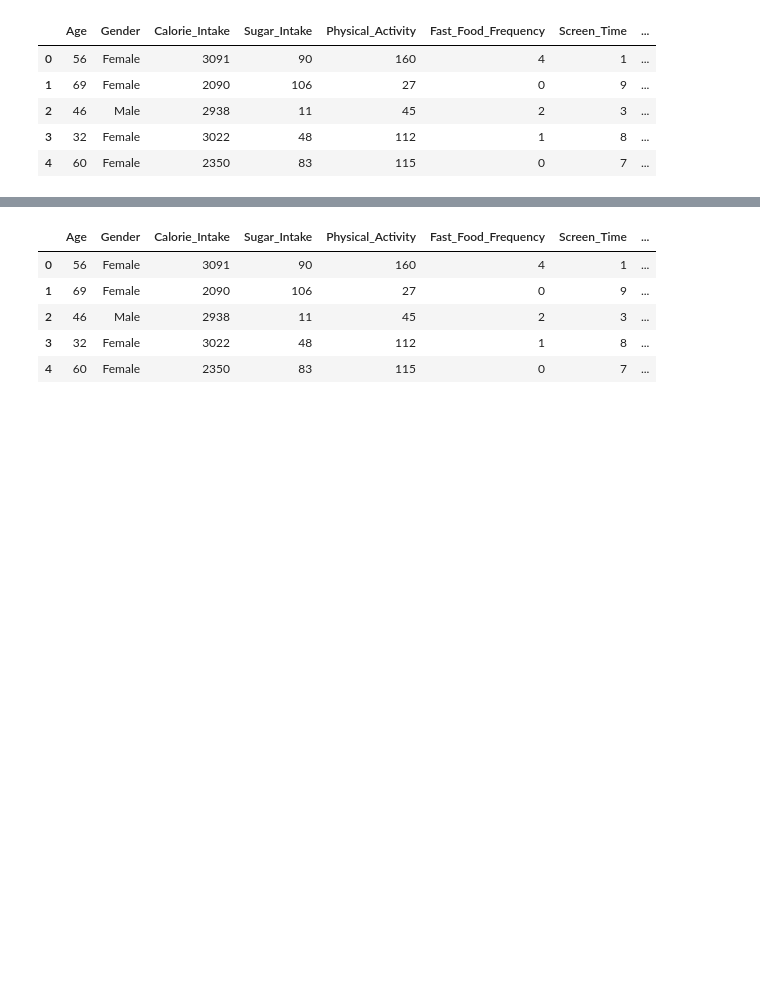
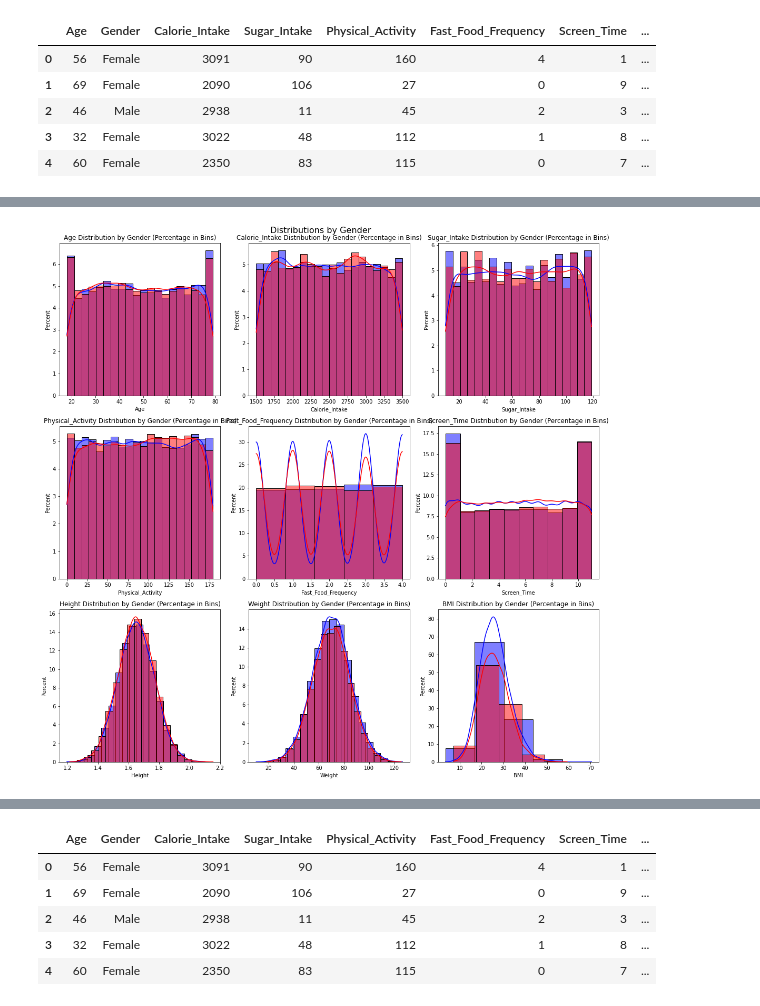
Before and after one commit to pourya-momtaz/CHL5230-Datathon1, a Jupyter notebook: Datathon1.ipynb, the cells around one changed output, grey strips where cells are left out. Saved outputs shown, nothing was run; the diff lists cells and outputs as text; code cells hidden in the pictures; blank space fills up the shorter version.

```diff
--- a/Datathon1.ipynb
+++ b/Datathon1.ipynb
@@ -101,3 +46,30 @@ plt.show()
+# %%
+import matplotlib.pyplot as plt
+import seaborn as sns
+
+df_female = df[df['Gender'] == 'Female']
+df_male = df[df['Gender'] == 'Male']
+
+fig, axes = plt.subplots(3, 3, figsize=(15, 15))
+fig.suptitle("Distributions by Gender", fontsize=16)
+
+variables = ['Age', 'Calorie_Intake', 'Sugar_Intake', 'Physical_Activity', 'Fast_Food_Frequency', 'Screen_Time', 'Height', 'Weight', 'BMI']
+bins_arr = [20, 20, 20, 20, 5, 10, 20, 20, 5]
+
+for i, variable in enumerate(variables):
+    row, col = divmod(i, 3)
+    ax = axes[row, col]
+
+    sns.histplot(data=df_female, x=variable, bins=bins_arr[i], kde=True, stat='percent', label='Female', color='blue', ax=ax)
+    sns.histplot(data=df_male, x=variable, bins=bins_arr[i], kde=True, stat='percent', label='Male', color='red', ax=ax)
+    ax.set_title(f'{variable} Distribution by Gender (Percentage in Bins)')
+
+
+
+plt.tight_layout()
+plt.show()
+# %% [output]
+[figure, added]
 # %% [markdown]
 ![BMI categories](./Bmi-chart-1.jpg)
 # %%
```
Also changed, not shown: parts of 3 cells of this notebook.
